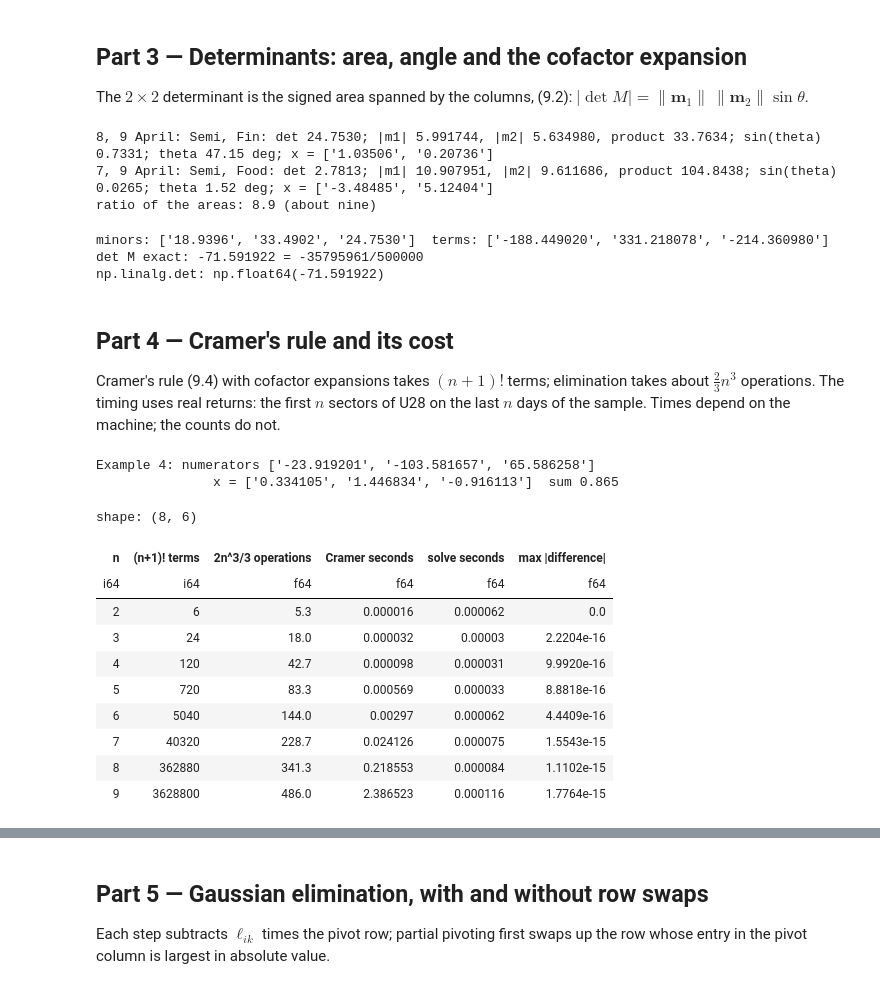
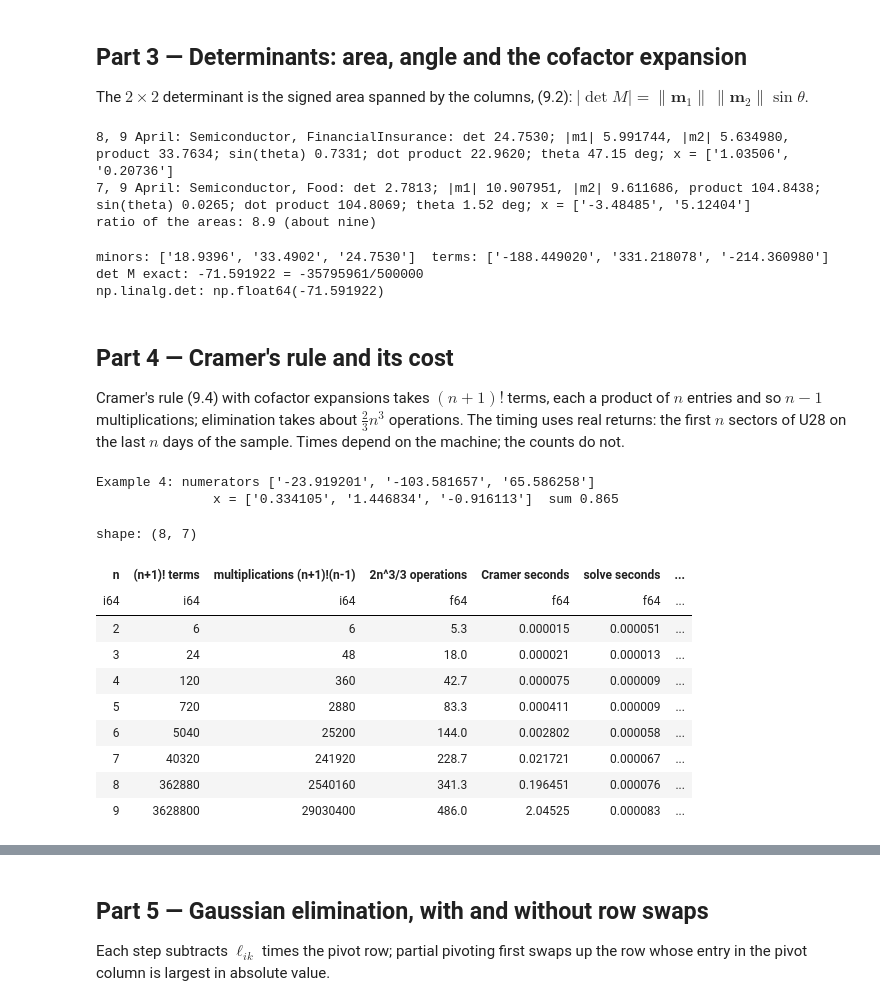
Before and after one commit to Benjamin-Teng/Quant-math-for-beginner, a Jupyter notebook: labs/LM09_lab/LM09_lab.ipynb, the cells around one changed output, grey strips where cells are left out. Saved outputs shown, nothing was run; the diff lists cells and outputs as text; code cells hidden in the pictures.

```diff
--- a/labs/LM09_lab/LM09_lab.ipynb
+++ b/labs/LM09_lab/LM09_lab.ipynb
@@ -217,15 +218,17 @@ def area_angle(m):
 
 M2 = [[MF[0][0], MF[0][2]], [MF[2][0], MF[2][2]]]   # 7 and 9 April; Semiconductor, Food
 b2 = [BF[0], BF[2]]
-for name, m, b in (("8, 9 April: Semi, Fin", M1, b1), ("7, 9 April: Semi, Food", M2, b2)):
+for name, m, b in (("8, 9 April: Semiconductor, FinancialInsurance", M1, b1), ("7, 9 April: Semiconductor, Food", M2, b2)):
     n1, n2, th = area_angle(m)
     d = det_cof(m)
+    dot = m[0][0] * m[0][1] + m[1][0] * m[1][1]       # positive: the angle is acute, so sin(theta) picks theta
     print(f"{name}: det {dec(d, 4)}; |m1| {n1:.6f}, |m2| {n2:.6f}, product {n1 * n2:.4f}; "
-          f"sin(theta) {float(d) / (n1 * n2):.4f}; theta {th:.2f} deg; x = {[dec(v, 5) for v in cramer(m, b)]}")
+          f"sin(theta) {float(d) / (n1 * n2):.4f}; dot product {dec(dot, 4)}; theta {th:.2f} deg; "
+          f"x = {[dec(v, 5) for v in cramer(m, b)]}")
 print("ratio of the areas:", round(float(det_cof(M1) / det_cof(M2)), 2), "(about nine)")
 # %% [output]
-8, 9 April: Semi, Fin: det 24.7530; |m1| 5.991744, |m2| 5.634980, product 33.7634; sin(theta) 0.7331; theta 47.15 deg; x = ['1.03506', '0.20736']
-7, 9 April: Semi, Food: det 2.7813; |m1| 10.907951, |m2| 9.611686, product 104.8438; sin(theta) 0.0265; theta 1.52 deg; x = ['-3.48485', '5.12404']
+8, 9 April: Semiconductor, FinancialInsurance: det 24.7530; |m1| 5.991744, |m2| 5.634980, product 33.7634; sin(theta) 0.7331; dot product 22.9620; theta 47.15 deg; x = ['1.03506', '0.20736']
+7, 9 April: Semiconductor, Food: det 2.7813; |m1| 10.907951, |m2| 9.611686, product 104.8438; sin(theta) 0.0265; dot product 104.8069; theta 1.52 deg; x = ['-3.48485', '5.12404']
 ratio of the areas: 8.9 (about nine)
 # %%
 # Example 3: the 7-9 April system, cofactors with exact fractions against floating point
@@ -243,39 +246,40 @@ np.linalg.det: np.float64(-71.591922)
 # %% [markdown]
 ## Part 4 — Cramer's rule and its cost
 
-Cramer's rule (9.4) with cofactor expansions takes $(n+1)!$ terms; elimination takes about $\tfrac23n^3$ operations. The timing uses real returns: the first $n$ sectors of U28 on the last $n$ days of the sample. Times depend on the machine; the counts do not.
+Cramer's rule (9.4) with cofactor expansions takes $(n+1)!$ terms, each a product of $n$ entries and so $n-1$ multiplications; elimination takes about $\tfrac23n^3$ operations. The timing uses real returns: the first $n$ sectors of U28 on the last $n$ days of the sample. Times depend on the machine; the counts do not.
 # %%
 x3 = cramer(M3, b3)
 print("Example 4: numerators", [dec(det_cof(with_col(M3, j, b3)), 6) for j in range(3)])
 print("               x =", [dec(v, 6) for v in x3], " sum", dec(sum(x3), 3))
 
 rows = []
 X_pct = sample.select(U28).to_numpy() * 100
 for n in range(2, 10):
     m = X_pct[-n:, :n].tolist()
     b = sample["TAIEX"].to_numpy()[-n:] * 100
     t0 = time.perf_counter()
     xc = cramer(m, b.tolist())
     t1 = time.perf_counter()
     xs = np.linalg.solve(np.array(m), b)
     t2 = time.perf_counter()
-    rows.append({"n": n, "(n+1)! terms": math.factorial(n + 1), "2n^3/3 operations": round(2 * n**3 / 3, 1),
+    rows.append({"n": n, "(n+1)! terms": math.factorial(n + 1), "multiplications (n+1)!(n-1)": math.factorial(n + 1) * (n - 1),
+                 "2n^3/3 operations": round(2 * n**3 / 3, 1),
                  "Cramer seconds": t1 - t0, "solve seconds": t2 - t1, "max |difference|": float(np.abs(np.array(xc) - xs).max())})
 pl.DataFrame(rows)   # Exhibit 6: the counts; the times are this machine's
 # %% [output]
 Example 4: numerators ['-23.919201', '-103.581657', '65.586258']
                x = ['0.334105', '1.446834', '-0.916113']  sum 0.865
-shape: (8, 6)
+shape: (8, 7)
-| n | (n+1)! terms | 2n^3/3 operations | Cramer seconds | solve seconds | max |difference| |
-| i64 | i64 | f64 | f64 | f64 | f64 |
-| 2 | 6 | 5.3 | 0.000016 | 0.000062 | 0.0 |
-| 3 | 24 | 18.0 | 0.000032 | 0.00003 | 2.2204e-16 |
-| 4 | 120 | 42.7 | 0.000098 | 0.000031 | 9.9920e-16 |
-| 5 | 720 | 83.3 | 0.000569 | 0.000033 | 8.8818e-16 |
-| 6 | 5040 | 144.0 | 0.00297 | 0.000062 | 4.4409e-16 |
-| 7 | 40320 | 228.7 | 0.024126 | 0.000075 | 1.5543e-15 |
-| 8 | 362880 | 341.3 | 0.218553 | 0.000084 | 1.1102e-15 |
-| 9 | 3628800 | 486.0 | 2.386523 | 0.000116 | 1.7764e-15 |
+| n | (n+1)! terms | multiplications (n+1)!(n-1) | 2n^3/3 operations | Cramer seconds | solve seconds | ... |
+| i64 | i64 | i64 | f64 | f64 | f64 | ... |
+| 2 | 6 | 6 | 5.3 | 0.000015 | 0.000051 | ... |
+| 3 | 24 | 48 | 18.0 | 0.000021 | 0.000013 | ... |
+| 4 | 120 | 360 | 42.7 | 0.000075 | 0.000009 | ... |
+| 5 | 720 | 2880 | 83.3 | 0.000411 | 0.000009 | ... |
+| 6 | 5040 | 25200 | 144.0 | 0.002802 | 0.000058 | ... |
+| 7 | 40320 | 241920 | 228.7 | 0.021721 | 0.000067 | ... |
+| 8 | 362880 | 2540160 | 341.3 | 0.196451 | 0.000076 | ... |
+| 9 | 3628800 | 29030400 | 486.0 | 2.04525 | 0.000083 | ... |
 # %%
 ns = np.arange(2, 21)
 plt.semilogy(ns, [math.factorial(n + 1) for n in ns], label="Cramer: (n+1)! terms")
```
Also changed, not shown: parts of 17 cells of this notebook, 13 other files.
